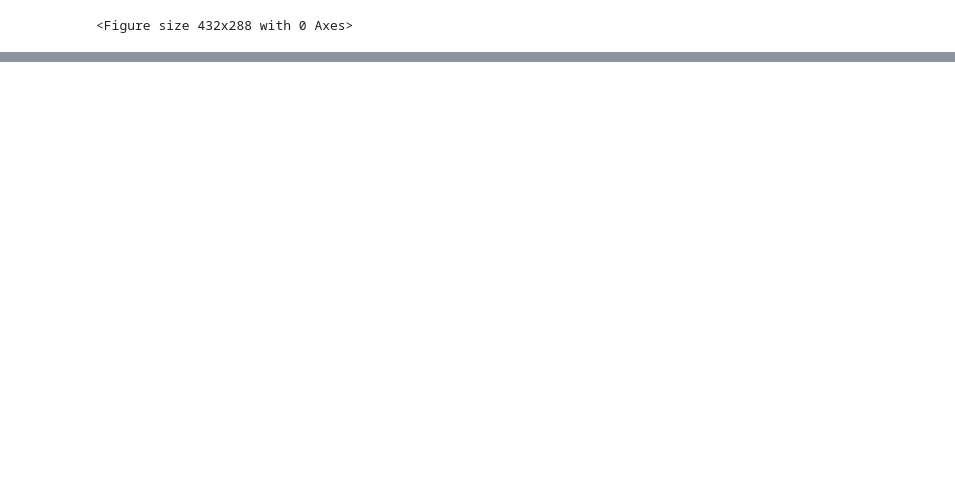
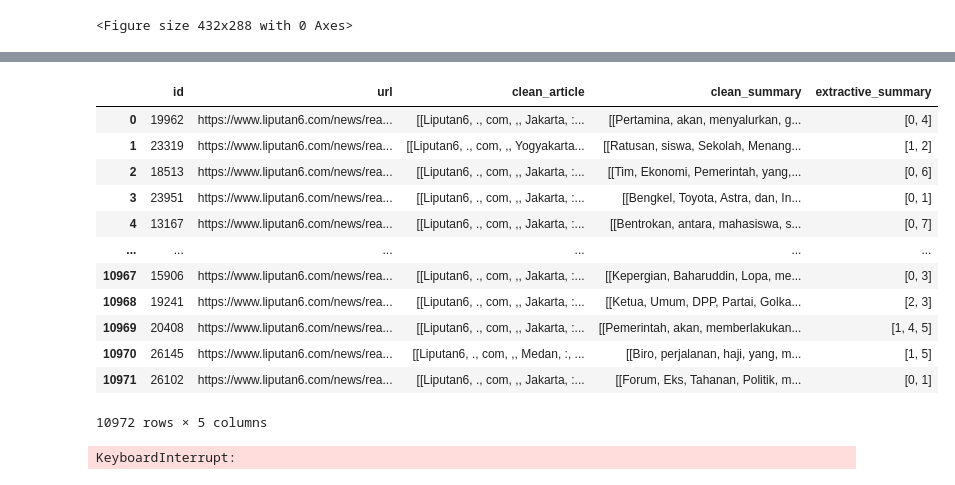
Before and after one commit to chilldenaya/refresh-bert, a Jupyter notebook: scripts/show_ROUGE_plot.ipynb, the cells around one changed output, grey strips where cells are left out. Drawn from its saved outputs; the diff is of its cells as text; code cells hidden in the pictures; blank space fills up the shorter version.

```diff
--- a/scripts/show_ROUGE_plot.ipynb
+++ b/scripts/show_ROUGE_plot.ipynb
@@ -75,0 +211,61 @@ Pengurus Besar Nahdlatul Ulama mengaku tak kaget dengan sikap Matori itu .
+# %%
+import os
+import json
+import pandas as pd
+
+folder_path = '/home/jupyter-23521027/refresh-bert/data/liputan6_data/canonical/test'
+
+file_list = os.listdir(folder_path)
+json_data_list = []
+file_list = os.listdir(folder_path)
+
+for file_name in file_list:
+    file_path = os.path.join(folder_path, file_name)
+
+    if os.path.isfile(file_path):
+        with open(file_path, 'r') as file:
+            json_data = json.load(file)
+            json_data_list.append(json_data)
+
+df = pd.DataFrame(json_data_list)
+# %%
+df
+# %% [output]
+|  | id | url | clean_article | clean_summary | extractive_summary |
+| 0 | 19962 | https://www.liputan6.com/news/rea... | [[Liputan6, ., com, ,, Jakarta, :... | [[Pertamina, akan, menyalurkan, g... | [0, 4] |
+| 1 | 23319 | https://www.liputan6.com/news/rea... | [[Liputan6, ., com, ,, Yogyakarta... | [[Ratusan, siswa, Sekolah, Menang... | [1, 2] |
+| 2 | 18513 | https://www.liputan6.com/news/rea... | [[Liputan6, ., com, ,, Jakarta, :... | [[Tim, Ekonomi, Pemerintah, yang,... | [0, 6] |
+| 3 | 23951 | https://www.liputan6.com/news/rea... | [[Liputan6, ., com, ,, Jakarta, :... | [[Bengkel, Toyota, Astra, dan, In... | [0, 1] |
+| 4 | 13167 | https://www.liputan6.com/news/rea... | [[Liputan6, ., com, ,, Jakarta, :... | [[Bentrokan, antara, mahasiswa, s... | [0, 7] |
+| ... | ... | ... | ... | ... | ... |
+| 10967 | 15906 | https://www.liputan6.com/news/rea... | [[Liputan6, ., com, ,, Jakarta, :... | [[Kepergian, Baharuddin, Lopa, me... | [0, 3] |
+| 10968 | 19241 | https://www.liputan6.com/news/rea... | [[Liputan6, ., com, ,, Jakarta, :... | [[Ketua, Umum, DPP, Partai, Golka... | [2, 3] |
+| 10969 | 20408 | https://www.liputan6.com/news/rea... | [[Liputan6, ., com, ,, Jakarta, :... | [[Pemerintah, akan, memberlakukan... | [1, 4, 5] |
+| 10970 | 26145 | https://www.liputan6.com/news/rea... | [[Liputan6, ., com, ,, Medan, :, ... | [[Biro, perjalanan, haji, yang, m... | [1, 5] |
+| 10971 | 26102 | https://www.liputan6.com/news/rea... | [[Liputan6, ., com, ,, Jakarta, :... | [[Forum, Eks, Tahanan, Politik, m... | [0, 1] |
+10972 rows × 5 columns
+# %%
+import pandas as pd
+
+def is_sublist(sublist, full_list):
+    n = len(sublist)
+    return any((sublist == full_list[i:i + n]) for i in range(len(full_list) - n + 1))
+
+sent_indices = []  # Initialize an empty list for the Sentence Indices column
+
+# Loop through each row in df_combined
+for index, row in df_combined.iterrows():
+    sentence_indices = []  # Initialize an empty list to store the indices for the current row
+    for i in range(len(df)):
+        if is_sublist(row['Tokens'], df['clean_article'].iloc[i]):
+            sentence_indices.append(i)
+    sent_indices.append(sentence_indices)
+
+    # Print progress for every 1000 rows
+    if (index + 1) % 100 == 0:
+        print(f"Processed {index + 1} rows out of {len(df_combined)}")
+
+df_combined['Sentence Indices'] = sent_indices
+print(df_combined)
+# %% [output]
+KeyboardInterrupt:
```
Also changed, not shown: parts of 12 cells of this notebook, 4 other files.
